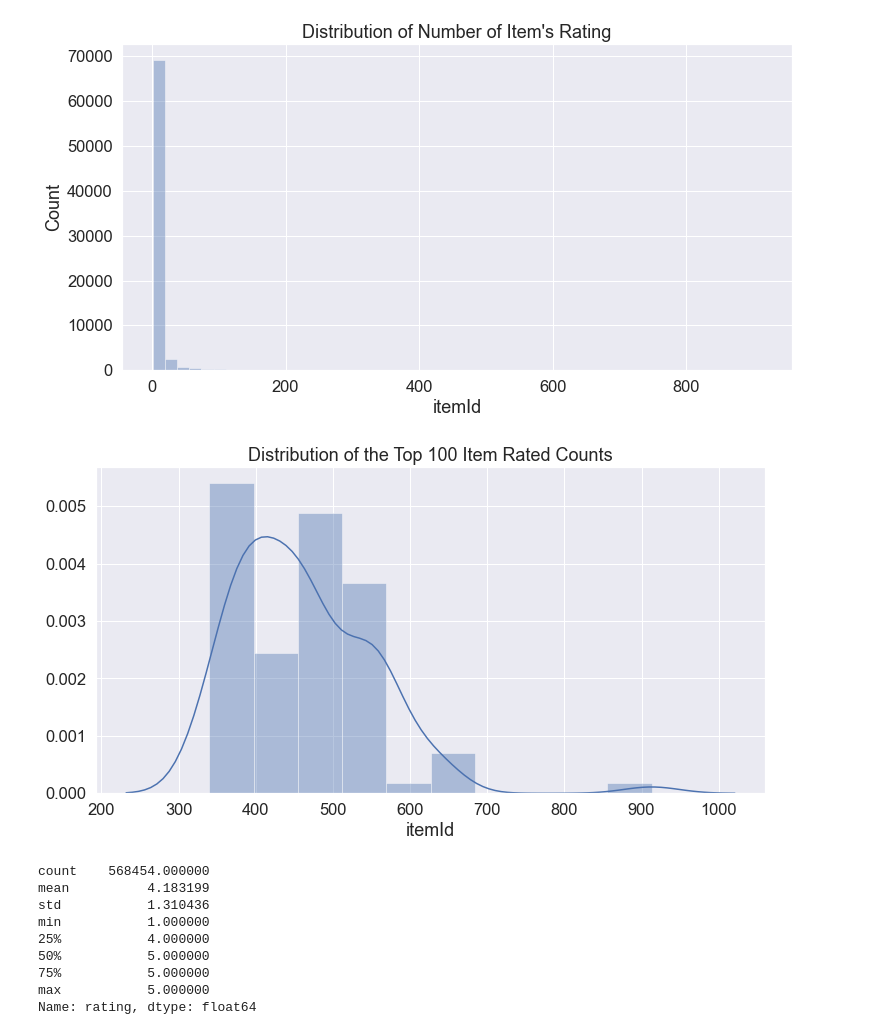
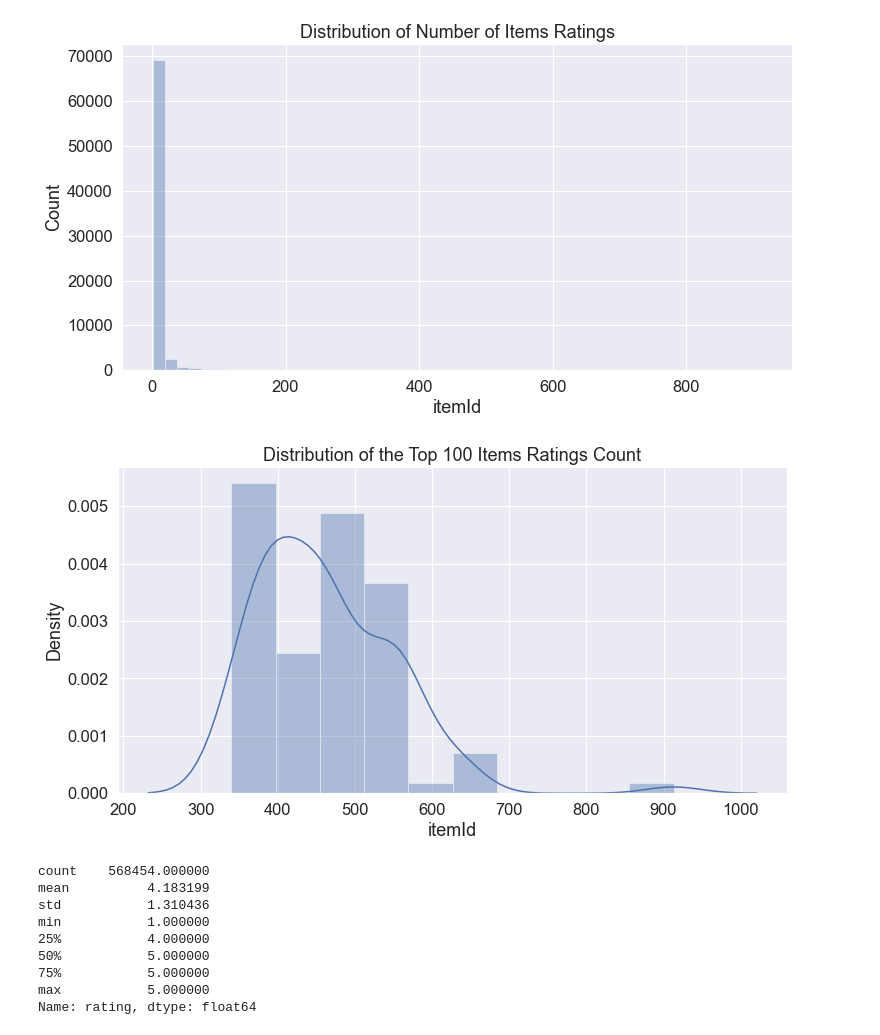
Before and after one commit to unit-00/amazon_fine_food, a Jupyter notebook: model/prototype.ipynb, the cells around one changed output. Saved outputs shown, nothing was run; the diff lists cells and outputs as text; code cells hidden in the pictures.

```diff
--- a/model/prototype.ipynb
+++ b/model/prototype.ipynb
@@ -135,9 +142,11 @@ plt.savefig('n_item_ratings.jpg')
 [figure]
 # %%
 sns.distplot(item_review_counts.head(100))
-plt.title('Distribution of the Top 100 Item Rated Counts');
+plt.title('Distribution of the Top 100 Items Ratings Count')
+plt.ylabel('Density')
+plt.savefig('n_item_ratings.jpg');
 # %% [output]
-[figure, old version]
+[figure, new version]
 # %%
 matrix['rating'].describe()
 # %% [output]
```
Also changed, not shown: parts of 4 cells of this notebook, 4 other files.
